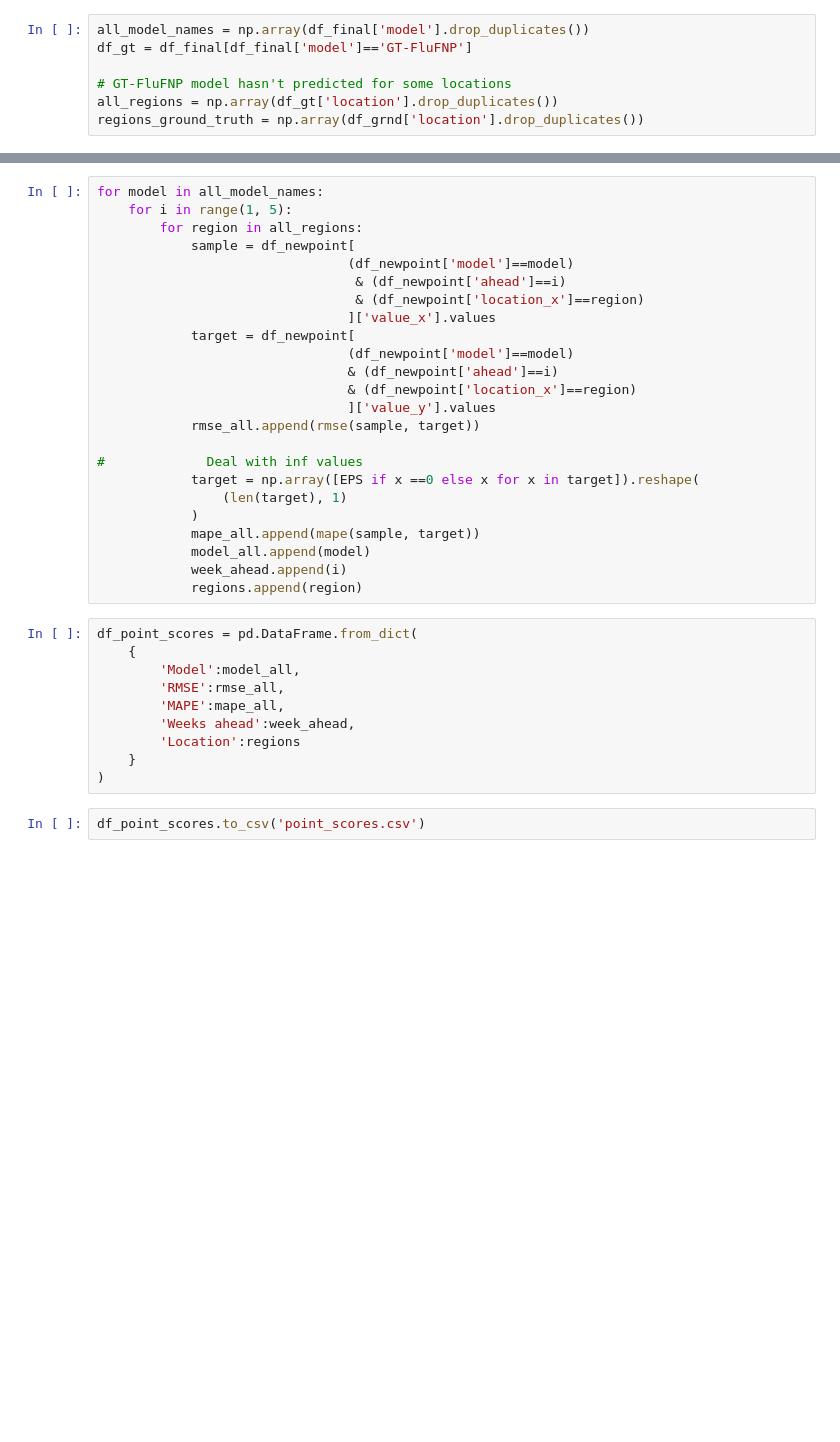
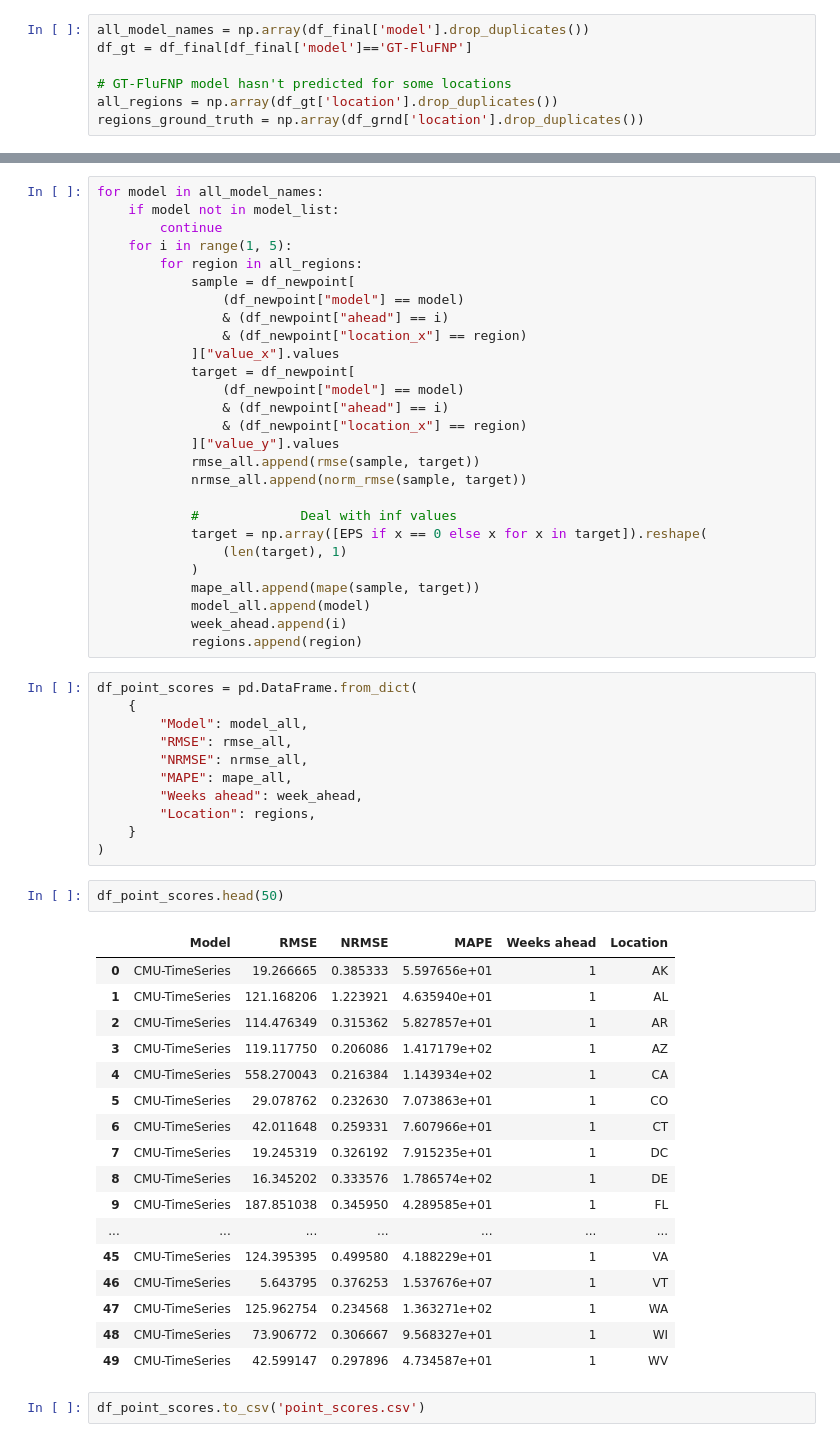
Before and after one commit to AdityaLab/Flusight-forecast-data, a Jupyter notebook: plot_scores.ipynb, the cells around one changed output, grey strips where cells are left out. Saved outputs shown, nothing was run; the diff lists cells and outputs as text; blank space fills up the shorter version.

```diff
--- a/plot_scores.ipynb
+++ b/plot_scores.ipynb
@@ -68,22 +245,25 @@ week_ahead = []
 regions = []
 # %%
 for model in all_model_names:
+    if model not in model_list:
+        continue
     for i in range(1, 5):
         for region in all_regions:
             sample = df_newpoint[
-                                (df_newpoint['model']==model)
-                                 & (df_newpoint['ahead']==i)
-                                 & (df_newpoint['location_x']==region)
-                                ]['value_x'].values
+                (df_newpoint["model"] == model)
+                & (df_newpoint["ahead"] == i)
+                & (df_newpoint["location_x"] == region)
+            ]["value_x"].values
             target = df_newpoint[
-                                (df_newpoint['model']==model)
-                                & (df_newpoint['ahead']==i)
-                                & (df_newpoint['location_x']==region)
-                                ]['value_y'].values
+                (df_newpoint["model"] == model)
+                & (df_newpoint["ahead"] == i)
+                & (df_newpoint["location_x"] == region)
+            ]["value_y"].values
             rmse_all.append(rmse(sample, target))
+            nrmse_all.append(norm_rmse(sample, target))
 
-#             Deal with inf values
-            target = np.array([EPS if x ==0 else x for x in target]).reshape(
+            #             Deal with inf values
+            target = np.array([EPS if x == 0 else x for x in target]).reshape(
                 (len(target), 1)
             )
             mape_all.append(mape(sample, target))
@@ -93,13 +273,34 @@ for model in all_model_names:
 # %%
 df_point_scores = pd.DataFrame.from_dict(
     {
-        'Model':model_all,
-        'RMSE':rmse_all,
-        'MAPE':mape_all,
-        'Weeks ahead':week_ahead,
-        'Location':regions
+        "Model": model_all,
+        "RMSE": rmse_all,
+        "NRMSE": nrmse_all,
+        "MAPE": mape_all,
+        "Weeks ahead": week_ahead,
+        "Location": regions,
     }
 )
+# %%
+df_point_scores.head(50)
+# %% [output]
+|  | Model | RMSE | NRMSE | MAPE | Weeks ahead | Location |
+| 0 | CMU-TimeSeries | 19.266665 | 0.385333 | 5.597656e+01 | 1 | AK |
+| 1 | CMU-TimeSeries | 121.168206 | 1.223921 | 4.635940e+01 | 1 | AL |
+| 2 | CMU-TimeSeries | 114.476349 | 0.315362 | 5.827857e+01 | 1 | AR |
+| 3 | CMU-TimeSeries | 119.117750 | 0.206086 | 1.417179e+02 | 1 | AZ |
+| 4 | CMU-TimeSeries | 558.270043 | 0.216384 | 1.143934e+02 | 1 | CA |
+| 5 | CMU-TimeSeries | 29.078762 | 0.232630 | 7.073863e+01 | 1 | CO |
+| 6 | CMU-TimeSeries | 42.011648 | 0.259331 | 7.607966e+01 | 1 | CT |
+| 7 | CMU-TimeSeries | 19.245319 | 0.326192 | 7.915235e+01 | 1 | DC |
+| 8 | CMU-TimeSeries | 16.345202 | 0.333576 | 1.786574e+02 | 1 | DE |
+| 9 | CMU-TimeSeries | 187.851038 | 0.345950 | 4.289585e+01 | 1 | FL |
+| ... | ... | ... | ... | ... | ... | ... |
+| 45 | CMU-TimeSeries | 124.395395 | 0.499580 | 4.188229e+01 | 1 | VA |
+| 46 | CMU-TimeSeries | 5.643795 | 0.376253 | 1.537676e+07 | 1 | VT |
+| 47 | CMU-TimeSeries | 125.962754 | 0.234568 | 1.363271e+02 | 1 | WA |
+| 48 | CMU-TimeSeries | 73.906772 | 0.306667 | 9.568327e+01 | 1 | WI |
+| 49 | CMU-TimeSeries | 42.599147 | 0.297896 | 4.734587e+01 | 1 | WV |
 # %%
 df_point_scores.to_csv('point_scores.csv')
 # %%
```
Also changed, not shown: parts of 17 cells of this notebook, 7 other files.
